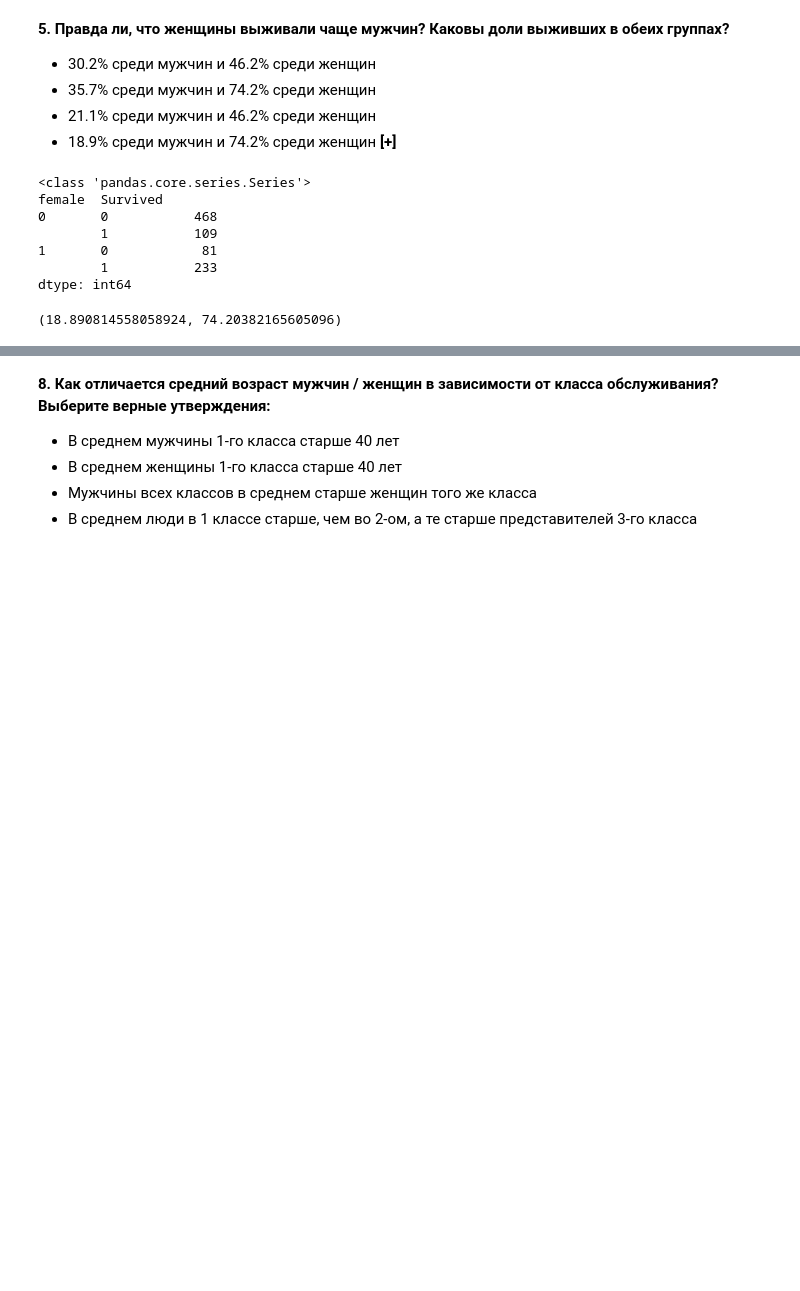
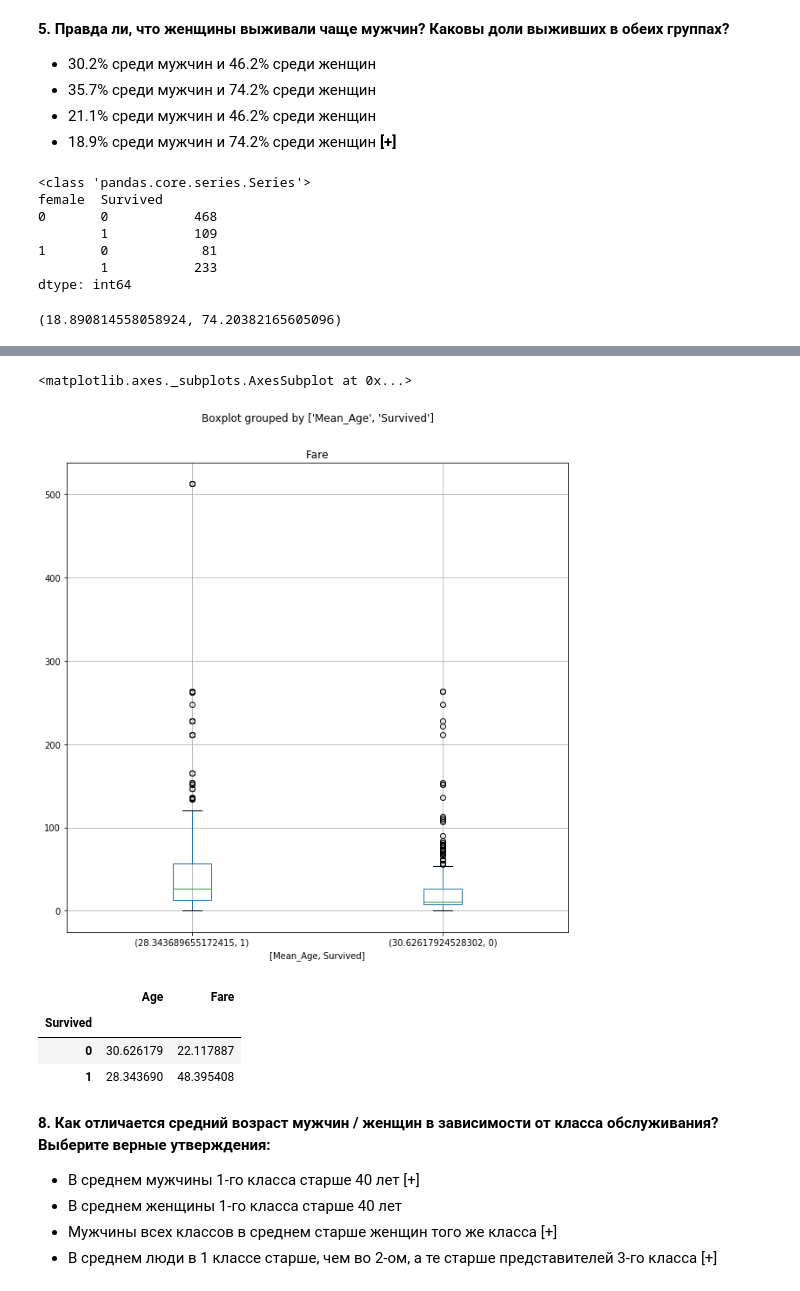
Before and after one commit to Noegon/mlcourse.ai, a Jupyter notebook: jupyter_russian/topic01_pandas_data_analysis/lesson1_practice_pandas_titanic-Copy1.ipynb, the cells around one changed output, grey strips where cells are left out. Cells and saved outputs as stored; diff of their text form; code cells hidden in the pictures; blank space fills up the shorter version.

```diff
--- a/jupyter_russian/topic01_pandas_data_analysis/lesson1_practice_pandas_titanic-Copy1.ipynb
+++ b/jupyter_russian/topic01_pandas_data_analysis/lesson1_practice_pandas_titanic-Copy1.ipynb
@@ -237,6 +269,30 @@ data[data.Name.str.split('_')]#.groupby(["Name"]).size()
+# %%
+data_2 = data[["Age", "Survived", "Fare"]]
+survivors_mean_age = data_2[data_2.Survived == True]["Age"].mean()
+non_survivors_mean_age = data_2[data_2.Survived == False]["Age"].mean()
+data_2["Mean_Age"] = 0
+data_2.loc[data_2['Survived'] == True, 'Mean_Age'] = survivors_mean_age
+data_2.loc[data_2['Survived'] == False, 'Mean_Age'] = non_survivors_mean_age
+data_2
+data_2.boxplot(column="Fare", by=["Mean_Age", "Survived"], figsize=(10,10))
+# According box plot graph, if we are talking about statistically meaningful data (in 0 - 100 quartiles),
+# mean age of survivors is less than mean age of non-survivors. And the price of ticket for
+# non-survivors was for few times less than for survived ones.
+# %% [output]
+<matplotlib.axes._subplots.AxesSubplot at 0x...>
+[figure, added]
+# %%
+data_3 = data[["Age", "Survived", "Fare"]]
+data_3.groupby(["Survived"]).mean()
+# Approved by numeric data
+# %% [output]
+|  | Age | Fare |
+| Survived |  |  |
+| 0 | 30.626179 | 22.117887 |
+| 1 | 28.343690 | 48.395408 |
 # %% [markdown]
 **8. Как отличается средний возраст мужчин / женщин в зависимости от класса обслуживания? Выберите верные утверждения:**
-- В среднем мужчины 1-го класса старше 40 лет
+- В среднем мужчины 1-го класса старше 40 лет [+]
 - В среднем женщины 1-го класса старше 40 лет
-- Мужчины всех классов в среднем старше женщин того же класса
-- В среднем люди в 1 классе старше, чем во 2-ом, а те старше представителей 3-го класса
+- Мужчины всех классов в среднем старше женщин того же класса [+]
+- В среднем люди в 1 классе старше, чем во 2-ом, а те старше представителей 3-го класса [+]
```
Also changed, not shown: parts of 9 cells of this notebook.
